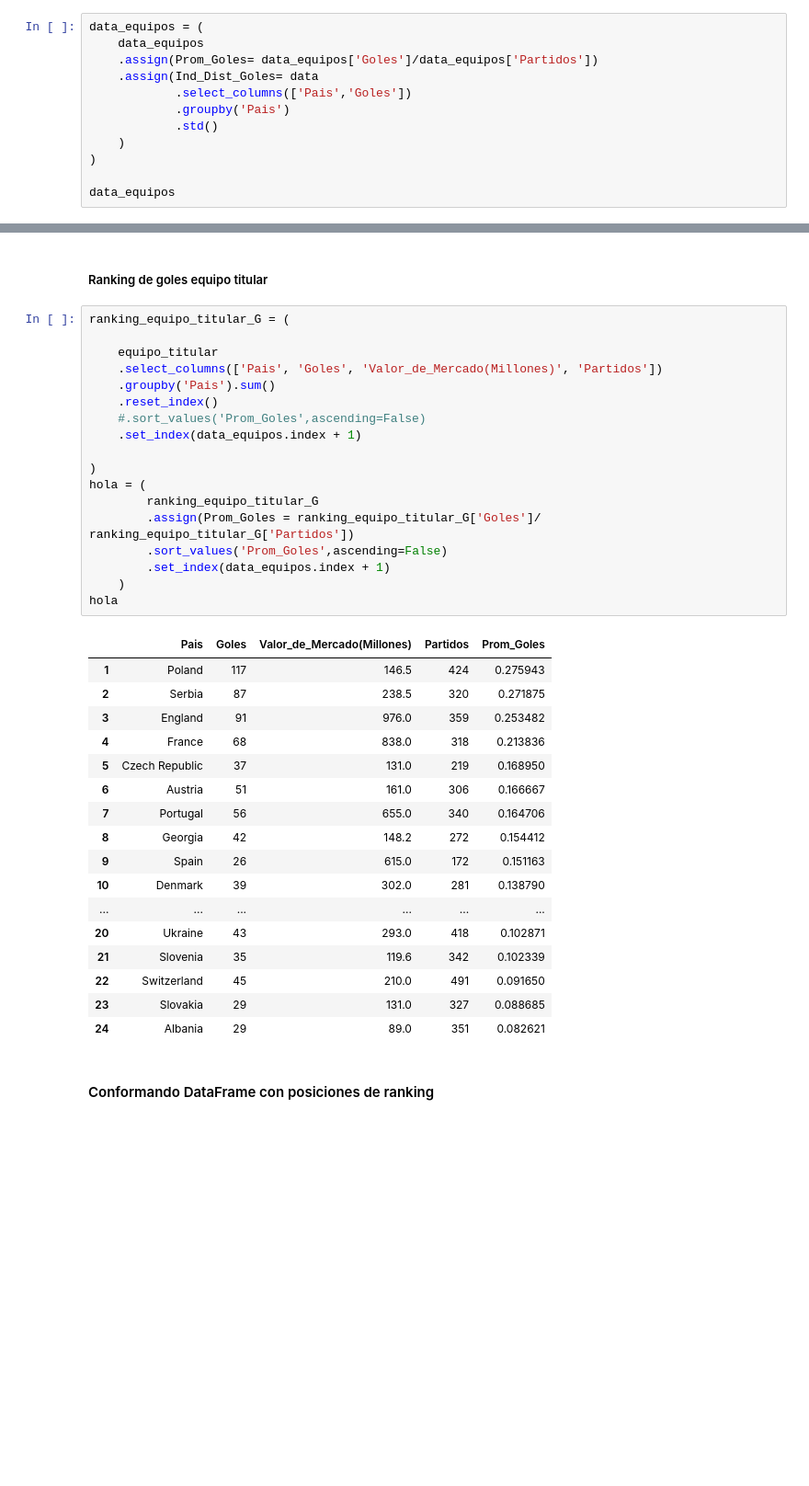
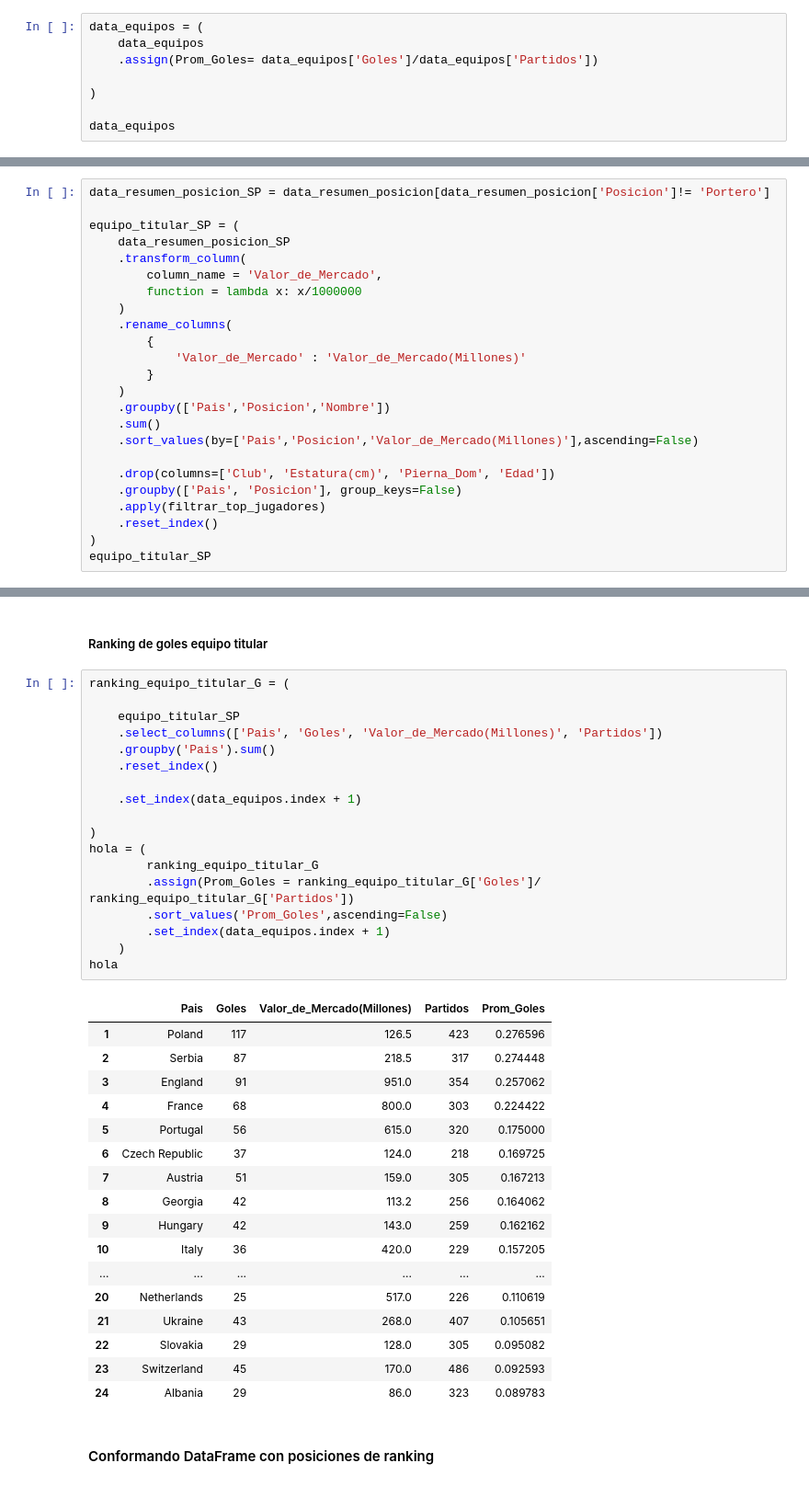
Before and after one commit to rdanbaro/Analisis-Euro, a Jupyter notebook: analisys.ipynb, the cells around one changed output, grey strips where cells are left out. Shown at 92% size. Cells and saved outputs as stored; diff of their text form; blank space fills up the shorter version.

```diff
--- a/analisys.ipynb
+++ b/analisys.ipynb
@@ -395,11 +437,7 @@ VM_rank
 data_equipos = (
     data_equipos
     .assign(Prom_Goles= data_equipos['Goles']/data_equipos['Partidos'])
-    .assign(Ind_Dist_Goles= data
-            .select_columns(['Pais','Goles'])
-            .groupby('Pais')
-            .std()
-    )
+
 )
 
 data_equipos
@@ -526,0 +565,24 @@ equipo_titular
+# %%
+data_resumen_posicion_SP = data_resumen_posicion[data_resumen_posicion['Posicion']!= 'Portero']
+
+equipo_titular_SP = (
+    data_resumen_posicion_SP
+    .transform_column(
+        column_name = 'Valor_de_Mercado',
+        function = lambda x: x/1000000
+    )
+    .rename_columns(
+        {
+            'Valor_de_Mercado' : 'Valor_de_Mercado(Millones)'
+        }
+    )
+    .groupby(['Pais','Posicion','Nombre'])
+    .sum()
+    .sort_values(by=['Pais','Posicion','Valor_de_Mercado(Millones)'],ascending=False)
+
+    .drop(columns=['Club', 'Estatura(cm)', 'Pierna_Dom', 'Edad'])
+    .groupby(['Pais', 'Posicion'], group_keys=False)
+    .apply(filtrar_top_jugadores)
+    .reset_index()
+)
+equipo_titular_SP
@@ -648,39 +729,39 @@ ranking_equipo_titular_VM
 # %%
 ranking_equipo_titular_G = (
 
-    equipo_titular
+    equipo_titular_SP
     .select_columns(['Pais', 'Goles', 'Valor_de_Mercado(Millones)', 'Partidos'])
     .groupby('Pais').sum()
     .reset_index()
-    #.sort_values('Prom_Goles',ascending=False)
+
     .set_index(data_equipos.index + 1)
 
 )
 hola = (
         ranking_equipo_titular_G
         .assign(Prom_Goles = ranking_equipo_titular_G['Goles']/ ranking_equipo_titular_G['Partidos'])
         .sort_values('Prom_Goles',ascending=False)
         .set_index(data_equipos.index + 1)
     )
 hola
 # %% [output]
 |  | Pais | Goles | Valor_de_Mercado(Millones) | Partidos | Prom_Goles |
-| 1 | Poland | 117 | 146.5 | 424 | 0.275943 |
-| 2 | Serbia | 87 | 238.5 | 320 | 0.271875 |
-| 3 | England | 91 | 976.0 | 359 | 0.253482 |
-| 4 | France | 68 | 838.0 | 318 | 0.213836 |
-| 5 | Czech Republic | 37 | 131.0 | 219 | 0.168950 |
-| 6 | Austria | 51 | 161.0 | 306 | 0.166667 |
-| 7 | Portugal | 56 | 655.0 | 340 | 0.164706 |
-| 8 | Georgia | 42 | 148.2 | 272 | 0.154412 |
-| 9 | Spain | 26 | 615.0 | 172 | 0.151163 |
-| 10 | Denmark | 39 | 302.0 | 281 | 0.138790 |
+| 1 | Poland | 117 | 126.5 | 423 | 0.276596 |
+| 2 | Serbia | 87 | 218.5 | 317 | 0.274448 |
+| 3 | England | 91 | 951.0 | 354 | 0.257062 |
+| 4 | France | 68 | 800.0 | 303 | 0.224422 |
+| 5 | Portugal | 56 | 615.0 | 320 | 0.175000 |
+| 6 | Czech Republic | 37 | 124.0 | 218 | 0.169725 |
+| 7 | Austria | 51 | 159.0 | 305 | 0.167213 |
+| 8 | Georgia | 42 | 113.2 | 256 | 0.164062 |
+| 9 | Hungary | 42 | 143.0 | 259 | 0.162162 |
+| 10 | Italy | 36 | 420.0 | 229 | 0.157205 |
 | ... | ... | ... | ... | ... | ... |
-| 20 | Ukraine | 43 | 293.0 | 418 | 0.102871 |
-| 21 | Slovenia | 35 | 119.6 | 342 | 0.102339 |
-| 22 | Switzerland | 45 | 210.0 | 491 | 0.091650 |
-| 23 | Slovakia | 29 | 131.0 | 327 | 0.088685 |
-| 24 | Albania | 29 | 89.0 | 351 | 0.082621 |
+| 20 | Netherlands | 25 | 517.0 | 226 | 0.110619 |
+| 21 | Ukraine | 43 | 268.0 | 407 | 0.105651 |
+| 22 | Slovakia | 29 | 128.0 | 305 | 0.095082 |
+| 23 | Switzerland | 45 | 170.0 | 486 | 0.092593 |
+| 24 | Albania | 29 | 86.0 | 323 | 0.089783 |
 # %% [markdown]
 #### Conformando DataFrame con posiciones de ranking
 # %%
```
Also changed, not shown: parts of 28 cells of this notebook.
